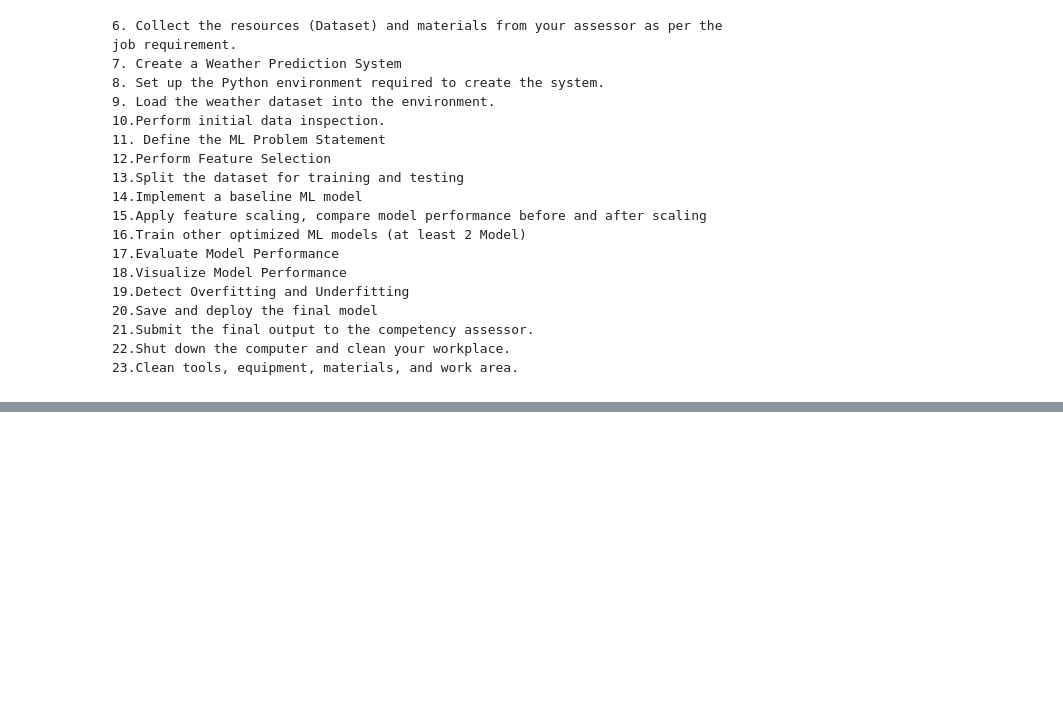
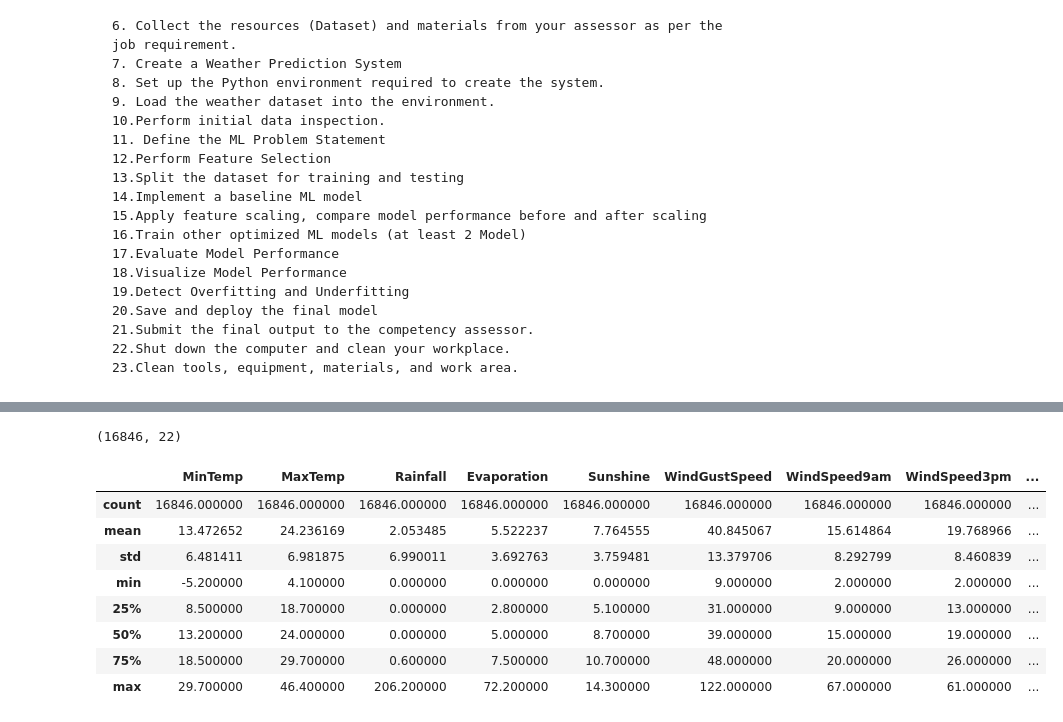
Before and after one commit to RHM-Romim/NSDA-Level6_tasks, a Jupyter notebook: Set1_job2_Weather Prediction System.ipynb, the cells around one changed output, grey strips where cells are left out. Cells and saved outputs as stored; diff of their text form; code cells hidden in the pictures; blank space fills up the shorter version.

```diff
--- a/Set1_job2_Weather Prediction System.ipynb
+++ b/Set1_job2_Weather Prediction System.ipynb
@@ -33,0 +39,2 @@ job requirement.
+# %%
+df=pd.read_csv('/content/Job_2_resource_Weather Test Data.csv')
@@ -33,0 +76,2 @@ job requirement.
+# %%
+df.dropna(inplace=True)
@@ -33,0 +99,16 @@ job requirement.
+# %%
+df.shape
+# %% [output]
+(16846, 22)
+# %%
+df.describe()
+# %% [output]
+|  | MinTemp | MaxTemp | Rainfall | Evaporation | Sunshine | WindGustSpeed | WindSpeed9am | WindSpeed3pm | ... |
+| count | 16846.000000 | 16846.000000 | 16846.000000 | 16846.000000 | 16846.000000 | 16846.000000 | 16846.000000 | 16846.000000 | ... |
+| mean | 13.472652 | 24.236169 | 2.053485 | 5.522237 | 7.764555 | 40.845067 | 15.614864 | 19.768966 | ... |
+| std | 6.481411 | 6.981875 | 6.990011 | 3.692763 | 3.759481 | 13.379706 | 8.292799 | 8.460839 | ... |
+| min | -5.200000 | 4.100000 | 0.000000 | 0.000000 | 0.000000 | 9.000000 | 2.000000 | 2.000000 | ... |
+| 25% | 8.500000 | 18.700000 | 0.000000 | 2.800000 | 5.100000 | 31.000000 | 9.000000 | 13.000000 | ... |
+| 50% | 13.200000 | 24.000000 | 0.000000 | 5.000000 | 8.700000 | 39.000000 | 15.000000 | 19.000000 | ... |
+| 75% | 18.500000 | 29.700000 | 0.600000 | 7.500000 | 10.700000 | 48.000000 | 20.000000 | 26.000000 | ... |
+| max | 29.700000 | 46.400000 | 206.200000 | 72.200000 | 14.300000 | 122.000000 | 67.000000 | 61.000000 | ... |
```
Also changed, not shown: parts of 47 cells of this notebook.
